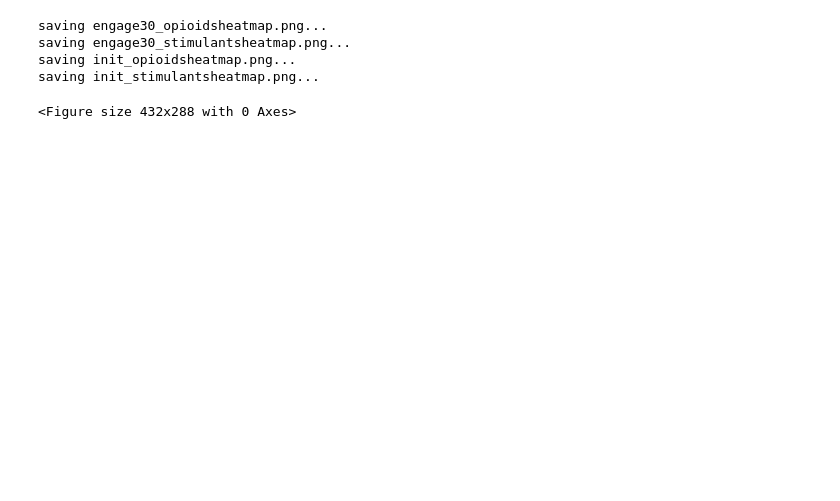
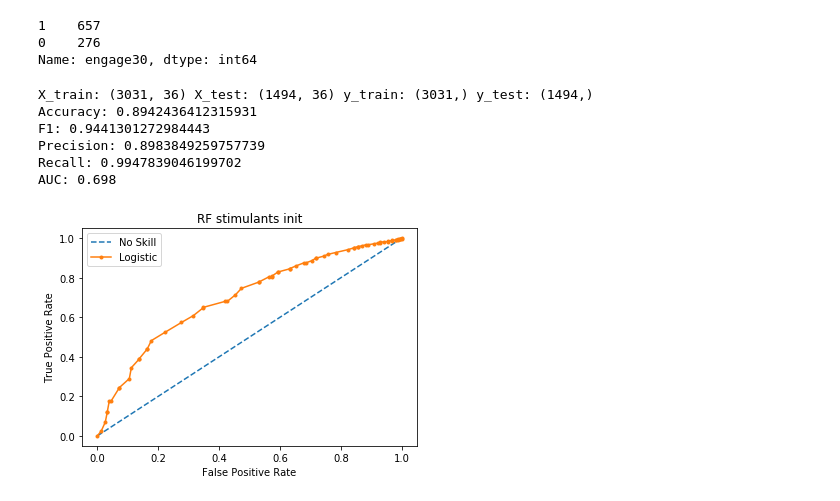
Before and after one commit to prathikr/Jordan-Prep, a Jupyter notebook: Jordan-Prep/mvp.ipynb, the cells around one changed output. Drawn from its saved outputs; the diff is of its cells as text; code cells hidden in the pictures; blank space fills up the shorter version.

Commit message:
modelling done

```diff
--- a/Jordan-Prep/mvp.ipynb
+++ b/Jordan-Prep/mvp.ipynb
@@ -163,14 +61,0 @@ results = pd.concat(frames)
-# %%
-from IPython.display import display_html
-def display_side_by_side(args):
-    html_str=''
-    for df in args:
-        html_str+=df.to_html()
-    display_html(html_str.replace('table','table style="display:inline"'),raw=True)
-
-
-to_display = []
-for _, df_group in results.groupby('Group'):
-    to_display.append(df_group)
-
-display_side_by_side(to_display)
@@ -206,21 +62,6 @@ display_side_by_side(to_display)
-# %%
-import matplotlib.pyplot as plt
-import seaborn as sns
-
-for _, df_group in results.groupby('Group'):
-    group = df_group['Group'].values[0]
-    heatmap_data = df_group.drop(columns=['Group'])
-    heatmap_data.rename(columns={'Model':group}, inplace=True)
-    heatmap_data = heatmap_data.set_index(group)
-    heatmap_data = heatmap_data.astype(float)
-    sns.heatmap(heatmap_data, annot=True)
-    plt.tight_layout()
-    print('saving ' + group.replace(' ', '_') + 'heatmap.png...')
-    plt.savefig(group.replace(' ', '_') + 'heatmap')
-    plt.clf()
-# %% [output]
-saving engage30_opioidsheatmap.png...
-saving engage30_stimulantsheatmap.png...
-saving init_opioidsheatmap.png...
-saving init_stimulantsheatmap.png...
-<Figure size 432x288 with 0 Axes>
+# %%
+opioids['engage30'].value_counts()
+# %% [output]
+1    657
+0    276
+Name: engage30, dtype: int64
@@ -226,0 +129,23 @@ saving init_stimulantsheatmap.png...
+# %%
+opioids_engage30 = opioids.drop(columns=['init'])
+opioids_init = opioids.drop(columns=['engage30'])
+stimulants_engage30 = stimulants.drop(columns=['init'])
+stimulants_init = stimulants.drop(columns=['engage30'])
+# %%
+features = list(opioids_engage30.columns)
+features.remove('engage30')
+feature_importance = pd.DataFrame({"feature": features})
+
+feature_importance_random_forest = feature_importance.set_index('feature')
+feature_importance_logistic_regression = feature_importance.set_index('feature')
+# %%
+random_forest_stimulants_init = run_model(RandomForestClassifier(), stimulants_init, 'stimulants', 'init')
+feature_importance_random_forest = feature_importance_random_forest.join(random_forest_stimulants_init)
+# %% [output]
+X_train: (3031, 36) X_test: (1494, 36) y_train: (3031,) y_test: (1494,)
+Accuracy: 0.8942436412315931
+F1: 0.9441301272984443
+Precision: 0.8983849259757739
+Recall: 0.9947839046199702
+AUC: 0.698
+[figure, added]
```
Also changed, not shown: parts of 35 cells of this notebook, 5 other files.
